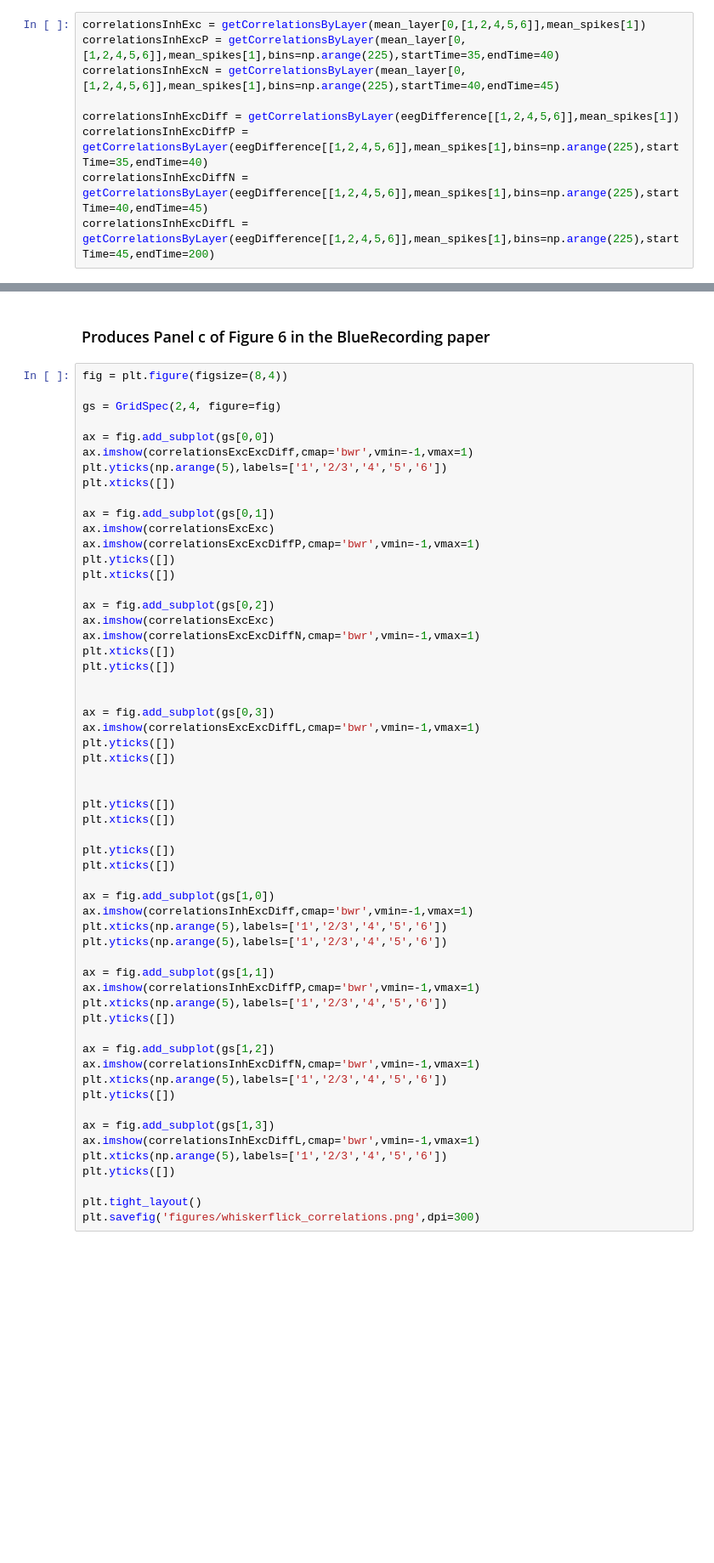
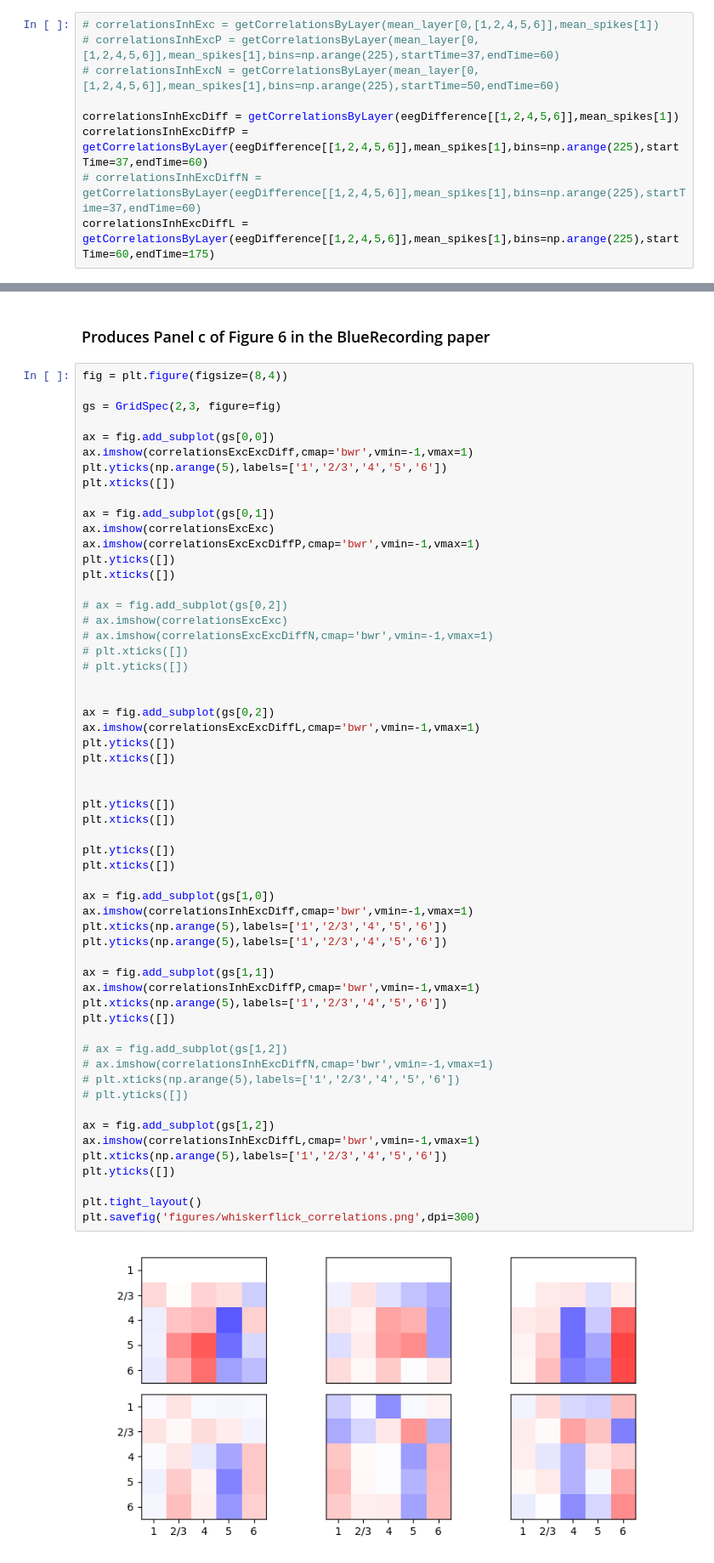
Before and after one commit to BlueBrain/BlueRecording, a Jupyter notebook: examples/whiskerFlick/Analysis/Figures_For_BlueRecording_Paper.ipynb, the cells around one changed output, grey strips where cells are left out. Shown at 85% size. Cells and saved outputs as stored; diff of their text form; blank space fills up the shorter version.

```diff
--- a/examples/whiskerFlick/Analysis/Figures_For_BlueRecording_Paper.ipynb
+++ b/examples/whiskerFlick/Analysis/Figures_For_BlueRecording_Paper.ipynb
@@ -254,10 +256,10 @@ correlationsExcExcDiffL = getCorrelationsByLayer(eegDifference[[1,2,4,5,6]],mean
 # %%
-correlationsInhExc = getCorrelationsByLayer(mean_layer[0,[1,2,4,5,6]],mean_spikes[1])
-correlationsInhExcP = getCorrelationsByLayer(mean_layer[0,[1,2,4,5,6]],mean_spikes[1],bins=np.arange(225),startTime=35,endTime=40)
-correlationsInhExcN = getCorrelationsByLayer(mean_layer[0,[1,2,4,5,6]],mean_spikes[1],bins=np.arange(225),startTime=40,endTime=45)
+# correlationsInhExc = getCorrelationsByLayer(mean_layer[0,[1,2,4,5,6]],mean_spikes[1])
+# correlationsInhExcP = getCorrelationsByLayer(mean_layer[0,[1,2,4,5,6]],mean_spikes[1],bins=np.arange(225),startTime=37,endTime=60)
+# correlationsInhExcN = getCorrelationsByLayer(mean_layer[0,[1,2,4,5,6]],mean_spikes[1],bins=np.arange(225),startTime=50,endTime=60)
 
 correlationsInhExcDiff = getCorrelationsByLayer(eegDifference[[1,2,4,5,6]],mean_spikes[1])
-correlationsInhExcDiffP = getCorrelationsByLayer(eegDifference[[1,2,4,5,6]],mean_spikes[1],bins=np.arange(225),startTime=35,endTime=40)
-correlationsInhExcDiffN = getCorrelationsByLayer(eegDifference[[1,2,4,5,6]],mean_spikes[1],bins=np.arange(225),startTime=40,endTime=45)
-correlationsInhExcDiffL = getCorrelationsByLayer(eegDifference[[1,2,4,5,6]],mean_spikes[1],bins=np.arange(225),startTime=45,endTime=200)
+correlationsInhExcDiffP = getCorrelationsByLayer(eegDifference[[1,2,4,5,6]],mean_spikes[1],bins=np.arange(225),startTime=37,endTime=60)
+# correlationsInhExcDiffN = getCorrelationsByLayer(eegDifference[[1,2,4,5,6]],mean_spikes[1],bins=np.arange(225),startTime=37,endTime=60)
+correlationsInhExcDiffL = getCorrelationsByLayer(eegDifference[[1,2,4,5,6]],mean_spikes[1],bins=np.arange(225),startTime=60,endTime=175)
 # %%
@@ -404,7 +408,7 @@ plt.savefig('figures/whiskerflick_eeg.png',dpi=300)
 # %%
 fig = plt.figure(figsize=(8,4))
 
-gs = GridSpec(2,4, figure=fig)
+gs = GridSpec(2,3, figure=fig)
 
 ax = fig.add_subplot(gs[0,0])
 ax.imshow(correlationsExcExcDiff,cmap='bwr',vmin=-1,vmax=1)
@@ -417,44 +421,46 @@ ax.imshow(correlationsExcExcDiffP,cmap='bwr',vmin=-1,vmax=1)
 plt.yticks([])
 plt.xticks([])
 
-ax = fig.add_subplot(gs[0,2])
-ax.imshow(correlationsExcExc)
-ax.imshow(correlationsExcExcDiffN,cmap='bwr',vmin=-1,vmax=1)
-plt.xticks([])
-plt.yticks([])
+# ax = fig.add_subplot(gs[0,2])
+# ax.imshow(correlationsExcExc)
+# ax.imshow(correlationsExcExcDiffN,cmap='bwr',vmin=-1,vmax=1)
+# plt.xticks([])
+# plt.yticks([])
 
 
-ax = fig.add_subplot(gs[0,3])
+ax = fig.add_subplot(gs[0,2])
 ax.imshow(correlationsExcExcDiffL,cmap='bwr',vmin=-1,vmax=1)
 plt.yticks([])
 plt.xticks([])
 
 
 plt.yticks([])
 plt.xticks([])
 
 plt.yticks([])
 plt.xticks([])
 
 ax = fig.add_subplot(gs[1,0])
 ax.imshow(correlationsInhExcDiff,cmap='bwr',vmin=-1,vmax=1)
 plt.xticks(np.arange(5),labels=['1','2/3','4','5','6'])
 plt.yticks(np.arange(5),labels=['1','2/3','4','5','6'])
 
 ax = fig.add_subplot(gs[1,1])
 ax.imshow(correlationsInhExcDiffP,cmap='bwr',vmin=-1,vmax=1)
 plt.xticks(np.arange(5),labels=['1','2/3','4','5','6'])
 plt.yticks([])
 
+# ax = fig.add_subplot(gs[1,2])
+# ax.imshow(correlationsInhExcDiffN,cmap='bwr',vmin=-1,vmax=1)
+# plt.xticks(np.arange(5),labels=['1','2/3','4','5','6'])
+# plt.yticks([])
+
 ax = fig.add_subplot(gs[1,2])
-ax.imshow(correlationsInhExcDiffN,cmap='bwr',vmin=-1,vmax=1)
-plt.xticks(np.arange(5),labels=['1','2/3','4','5','6'])
-plt.yticks([])
-
-ax = fig.add_subplot(gs[1,3])
 ax.imshow(correlationsInhExcDiffL,cmap='bwr',vmin=-1,vmax=1)
 plt.xticks(np.arange(5),labels=['1','2/3','4','5','6'])
 plt.yticks([])
 
 plt.tight_layout()
 plt.savefig('figures/whiskerflick_correlations.png',dpi=300)
+# %% [output]
+[figure, added]
```
Also changed, not shown: parts of 7 cells of this notebook, 5 other files.
